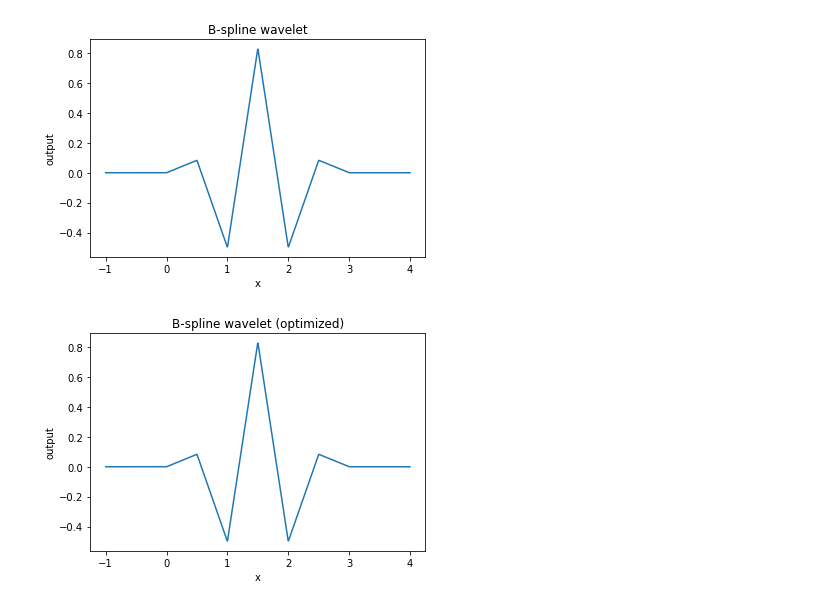
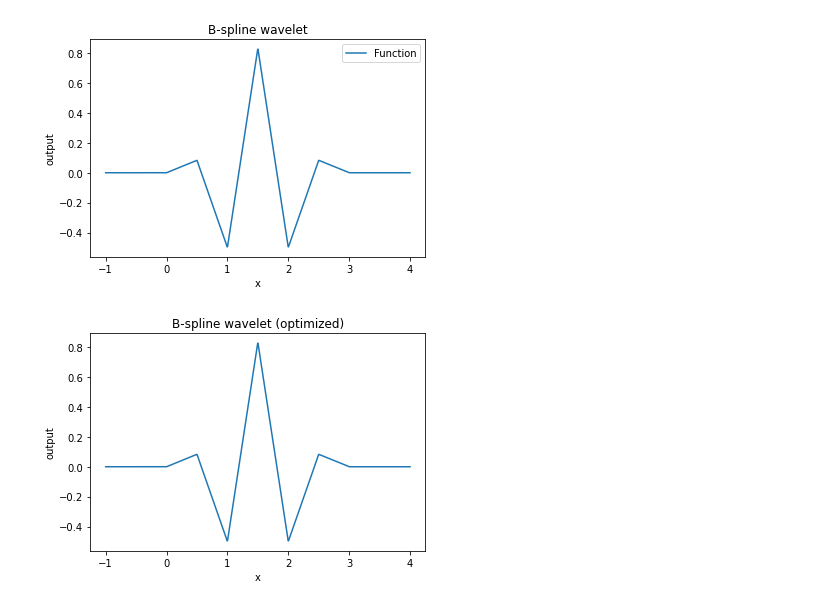
Before and after one commit to j93hahn/scratch, a Jupyter notebook: scratch/algos/bspline.ipynb, the cells around one changed output. Drawn from its saved outputs; the diff is of its cells as text; code cells hidden in the pictures.

```diff
--- a/scratch/algos/bspline.ipynb
+++ b/scratch/algos/bspline.ipynb
@@ -72,26 +99,30 @@ Optimized version took 0.035171 seconds
 # %%
+# hyperparameters; play around with these
 omega = 1
 alpha = 1
+
+
 lower = -1 / omega
 upper = 4 / omega
-x = torch.linspace(lower, upper, 1000)
+x = torch.linspace(lower, upper, amt)
 omega, alpha = torch.as_tensor(omega), torch.as_tensor(alpha)
 
 
 y = bspline_wavelet(x, omega, alpha)
-plt.plot(x, y)
+plt.plot(x, y, label='Function')
 plt.title('B-spline wavelet')
 plt.xlabel('x')
 plt.ylabel('output')
+plt.legend()
 plt.show()
 
 
 y_opt = mine.forward(x, grad=False)
 plt.plot(x, y_opt.detach().numpy())
 plt.title('B-spline wavelet (optimized)')
 plt.xlabel('x')
 plt.ylabel('output')
 plt.show()
 # %% [output]
-[figure, old version]
+[figure, new version]
 [figure]
```
Also changed, not shown: parts of 2 cells of this notebook.
